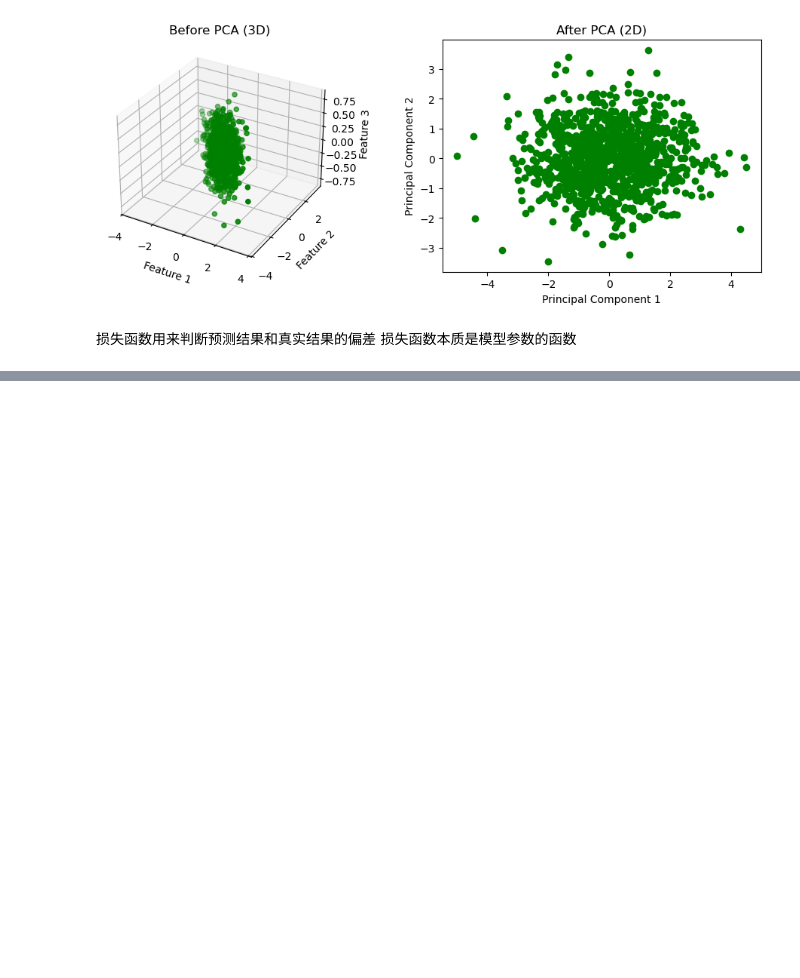
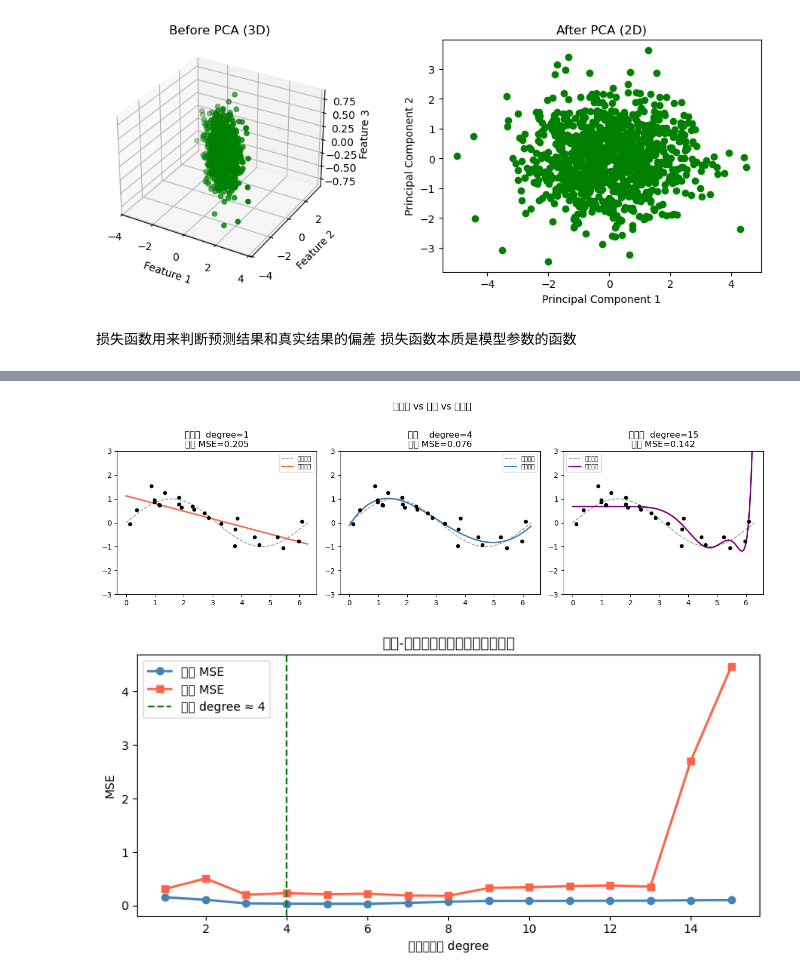
Before and after one commit to kunqi66/ml_numpy_pandas_dl_code, a Jupyter notebook: 06_ml/couser/ml_basic.ipynb, the cells around one changed output, grey strips where cells are left out. Saved outputs shown, nothing was run; the diff lists cells and outputs as text; code cells hidden in the pictures; blank space fills up the shorter version.

```diff
--- a/06_ml/couser/ml_basic.ipynb
+++ b/06_ml/couser/ml_basic.ipynb
@@ -257,0 +274,63 @@ plt.show()
+# %%
+import numpy as np
+import matplotlib.pyplot as plt
+from sklearn.linear_model import LinearRegression
+from sklearn.preprocessing import PolynomialFeatures
+from sklearn.pipeline import make_pipeline
+from sklearn.model_selection import train_test_split
+from sklearn.metrics import mean_squared_error
+
+# 生成真实关系为 sin(x) 的数据，样本量少（容易过拟合）
+np.random.seed(42)
+x_uf = np.sort(np.random.uniform(0, 2 * np.pi, 25))
+y_uf = np.sin(x_uf) + np.random.randn(25) * 0.3
+x_test_uf = np.linspace(0, 2 * np.pi, 200)
+
+fig, axes = plt.subplots(1, 3, figsize=(13, 4))
+settings = [
+    (1,  '欠拟合  degree=1',  'tomato'),
+    (4,  '合适    degree=4',  'steelblue'),
+    (15, '过拟合  degree=15', 'purple'),
+]
+
+for ax, (degree, title, color) in zip(axes, settings):
+    pipe = make_pipeline(PolynomialFeatures(degree), LinearRegression())
+    pipe.fit(x_uf.reshape(-1, 1), y_uf)
+    y_fit  = pipe.predict(x_test_uf.reshape(-1, 1))
+    tr_mse = mean_squared_error(y_uf, pipe.predict(x_uf.reshape(-1, 1)))
+    ax.scatter(x_uf, y_uf, color='black', s=20, zorder=5)
+    ax.plot(x_test_uf, np.sin(x_test_uf), 'k--', linewidth=1.2, alpha=0.4, label='真实曲线')
+    ax.plot(x_test_uf, y_fit, color=color, linewidth=2, label=f'拟合曲线')
+    ax.set_ylim(-3, 3)
+    ax.set_title(f'{title}\n训练 MSE={tr_mse:.3f}')
+    ax.legend(fontsize=8)
+
+plt.suptitle('欠拟合 vs 合适 vs 过拟合', fontsize=13, y=1.02)
+plt.tight_layout()
+plt.show()
+
+# 验证集 MSE 随多项式次数变化
+degrees = range(1, 16)
+tr_mses, te_mses = [], []
+x_tr2, x_te2, y_tr2, y_te2 = train_test_split(
+    x_uf.reshape(-1, 1), y_uf, test_size=0.3, random_state=0)
+
+for d in degrees:
+    p = make_pipeline(PolynomialFeatures(d), LinearRegression())
+    p.fit(x_tr2, y_tr2)
+    tr_mses.append(mean_squared_error(y_tr2, p.predict(x_tr2)))
+    te_mses.append(mean_squared_error(y_te2, p.predict(x_te2)))
+
+plt.figure(figsize=(8, 4))
+plt.plot(degrees, tr_mses, 'o-', color='steelblue', linewidth=2, label='训练 MSE')
+plt.plot(degrees, te_mses, 's-', color='tomato',    linewidth=2, label='测试 MSE')
+plt.axvline(4, color='green', linestyle='--', linewidth=1.5, label='最优 degree ≈ 4')
+plt.xlabel('多项式阶数 degree')
+plt.ylabel('MSE')
+plt.title('偏差-方差权衡：随模型复杂度变化')
+plt.legend()
+plt.tight_layout()
+plt.show()
+# %% [output]
+[figure, added]
+[figure, added]
```
Also changed, not shown: parts of 7 cells of this notebook, 1 other file.
